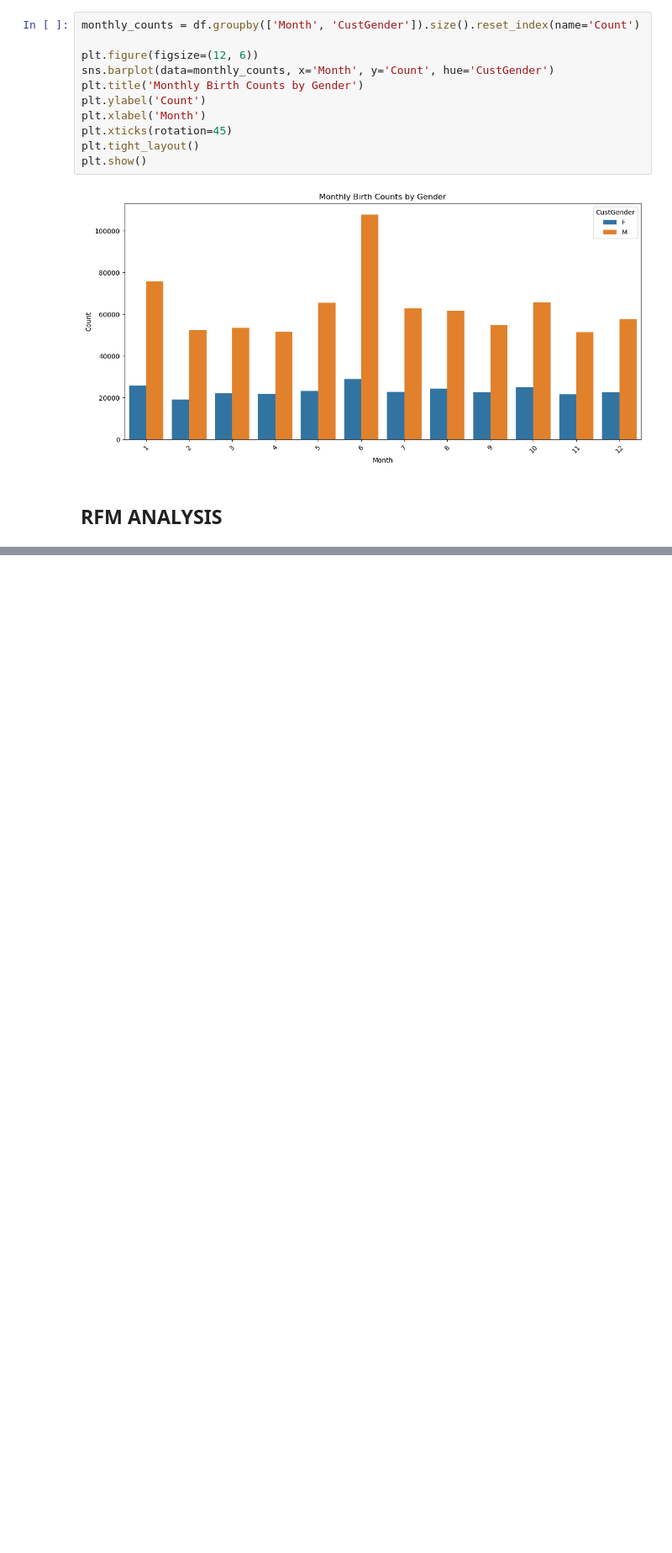
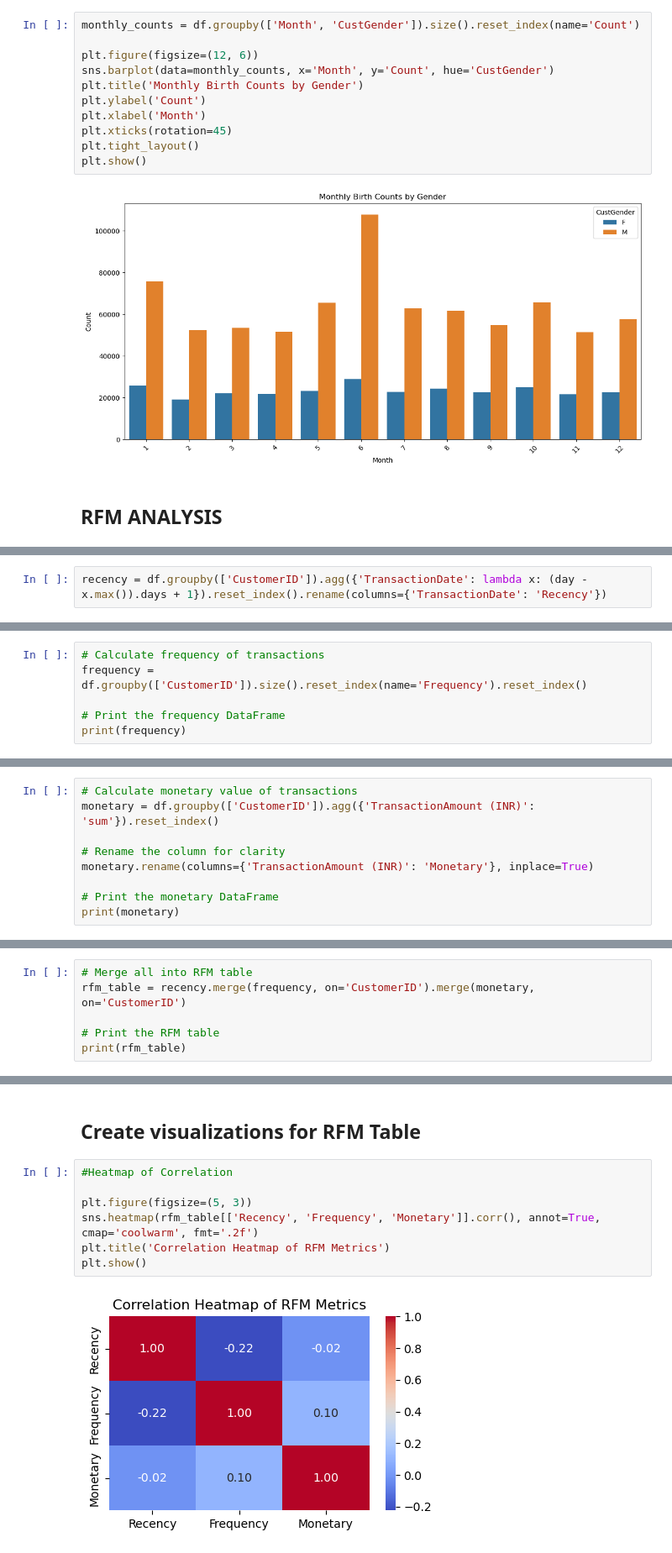
Before and after one commit to joachinhimself/RFM-Analysis, a Jupyter notebook: Notebooks/RFM Analysis Solution.ipynb, the cells around one changed output, grey strips where cells are left out. Shown at 84% size. Cells and saved outputs as stored; diff of their text form; blank space fills up the shorter version.

```diff
--- a/Notebooks/RFM Analysis Solution.ipynb
+++ b/Notebooks/RFM Analysis Solution.ipynb
@@ -724,0 +705,2 @@ df.head()
+# %%
+recency = df.groupby(['CustomerID']).agg({'TransactionDate': lambda x: (day - x.max()).days + 1}).reset_index().rename(columns={'TransactionDate': 'Recency'})
@@ -724,0 +731,6 @@ df.head()
+# %%
+# Calculate frequency of transactions
+frequency = df.groupby(['CustomerID']).size().reset_index(name='Frequency').reset_index()
+
+# Print the frequency DataFrame
+print(frequency)
@@ -724,0 +756,9 @@ df.head()
+# %%
+# Calculate monetary value of transactions
+monetary = df.groupby(['CustomerID']).agg({'TransactionAmount (INR)': 'sum'}).reset_index()
+
+# Rename the column for clarity
+monetary.rename(columns={'TransactionAmount (INR)': 'Monetary'}, inplace=True)
+
+# Print the monetary DataFrame
+print(monetary)
@@ -724,0 +782,6 @@ df.head()
+# %%
+# Merge all into RFM table
+rfm_table = recency.merge(frequency, on='CustomerID').merge(monetary, on='CustomerID')
+
+# Print the RFM table
+print(rfm_table)
@@ -724,0 +839,11 @@ df.head()
+# %% [markdown]
+## Create visualizations for RFM Table ##
+# %%
+#Heatmap of Correlation
+
+plt.figure(figsize=(5, 3))
+sns.heatmap(rfm_table[['Recency', 'Frequency', 'Monetary']].corr(), annot=True, cmap='coolwarm', fmt='.2f')
+plt.title('Correlation Heatmap of RFM Metrics')
+plt.show()
+# %% [output]
+[figure, added]
```
Also changed, not shown: parts of 32 cells of this notebook.
